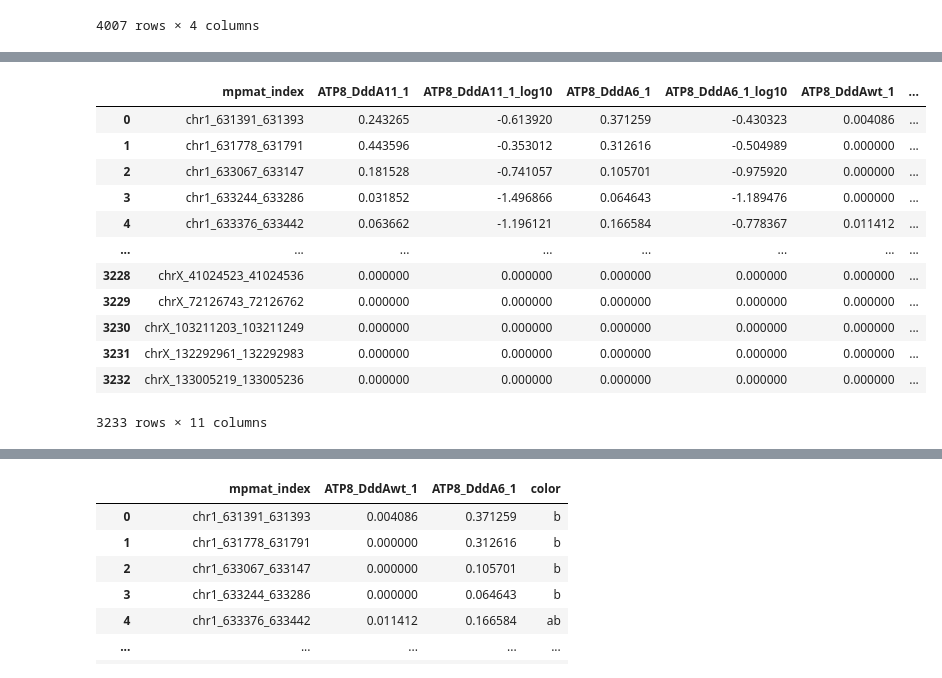
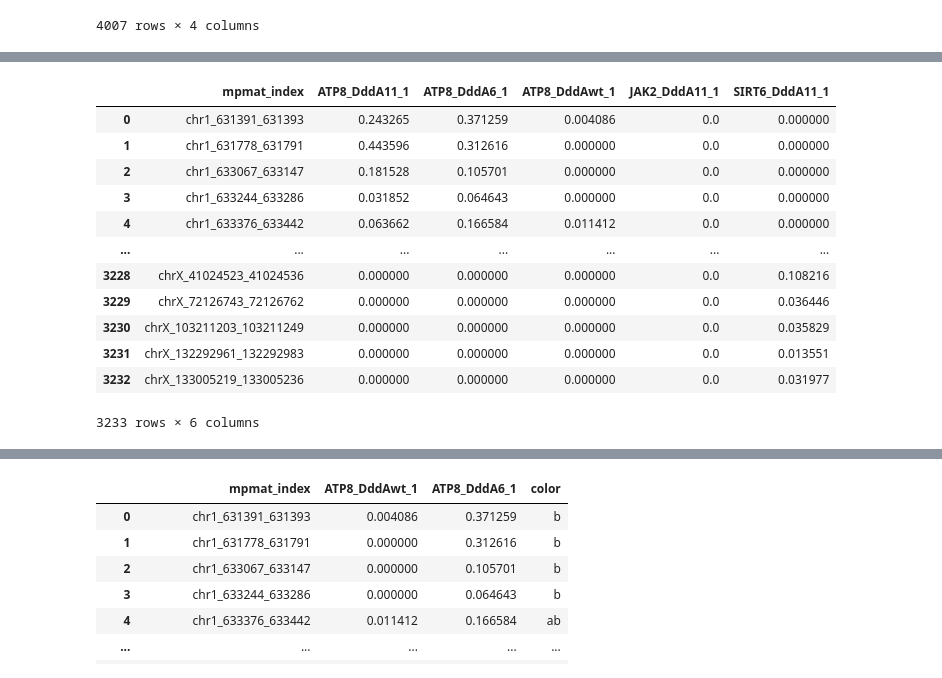
Before and after one commit to hermanzhaozzzz/snakepipes_detect-seq, a Jupyter notebook: step.03.local_analysis.ipynb, the cells around one changed output, grey strips where cells are left out. Drawn from its saved outputs; the diff is of its cells as text; code cells hidden in the pictures.

```diff
--- a/step.03.local_analysis.ipynb
+++ b/step.03.local_analysis.ipynb
@@ -62,8 +59,8 @@ df.head()
 # test_df = df.query('region_highest_site_index.isna()')
 # test2_df = df.query('log2_FC_mut.isna()')
 # %%
-df = df.assign(bed_name=df.mpmat_index + '_highest_' +
-               df.region_highest_site_index,
+df = df.assign(bed_name=df.mpmat_index + '_highest_'
+               + df.region_highest_site_index,
                strand='.')
 df = df[df['<sample>'] != 'test']
 df
@@ -634,10 +436,7 @@ df_pois_sel = (
     df_pois_sel.
     assign(
         sample=df_pois_sel['<sample>'],
-        detect_seq_score=df_pois_sel.apply( lambda x: ((x['treat_mut_count.norm'] /x['treat_count.norm']) **2) * x['treat_mut_count.norm'], axis=1)
-    ).
-    assign(
-        detect_seq_score_log10=df_pois_sel['detect_seq_score'].map(math.log10)
+        detect_seq_score=df_pois_sel.apply( lambda x: ((x['treat_mut_count.norm'] /x['treat_count.norm']) **2) * x['treat_mut_count.norm'], axis=1),
     )
 )
 
@@ -647,4 +458,4 @@ KeyError: 'detect_seq_score'
 # %%
-df_detect_seq_score = df_pois_sel[['mpmat_index', 'sample', 'detect_seq_score', 'detect_seq_score_log10']].copy()
+df_detect_seq_score = df_pois_sel[['mpmat_index', 'sample', 'detect_seq_score']].copy()
 df_detect_seq_score
 # %% [output]
@@ -669,12 +480,14 @@ df_wide = pd.DataFrame(
 
 for _dfn, _df in df_detect_seq_score.groupby('sample'):
     print(_dfn)
-    _df.columns = ['mpmat_index', _dfn, f'score_{_dfn}', f'score_log10_{_dfn}']
+    _df.columns = ['mpmat_index', _dfn, f'score_{_dfn}']
     df_wide = pd.merge(
-        left=df_wide, right=_df.iloc[:, [0, 2, 3]],
+        left=df_wide, right=_df.iloc[:, [0, 2]],
         on='mpmat_index', how='left')
 
-df_wide
+df_wide_score = df_wide.fillna(0)
+df_wide_score
+# df_wide
 # %% [output]
 DetectSeq_ATP8-DddA11_REP-1
 DetectSeq_ATP8-DddA6_REP-1
@@ -714,28 +510,28 @@ df_wide_score
 # %%
 df_wide_score.columns = [
     "mpmat_index",
-    "ATP8_DddA11_1", "ATP8_DddA11_1_log10",
-    "ATP8_DddA6_1", "ATP8_DddA6_1_log10",
-    "ATP8_DddAwt_1", "ATP8_DddAwt_1_log10",
-    "JAK2_DddA11_1", "JAK2_DddA11_1_log10",
-    "SIRT6-DddA11_1", "SIRT6-DddA11_1_log10"
+    "ATP8_DddA11_1",
+    "ATP8_DddA6_1",
+    "ATP8_DddAwt_1",
+    "JAK2_DddA11_1",
+    "SIRT6_DddA11_1",
 ]
 
 df_wide_score
 # %% [output]
-|  | mpmat_index | ATP8_DddA11_1 | ATP8_DddA11_1_log10 | ATP8_DddA6_1 | ATP8_DddA6_1_log10 | ATP8_DddAwt_1 | ... |
-| 0 | chr1_631391_631393 | 0.243265 | -0.613920 | 0.371259 | -0.430323 | 0.004086 | ... |
-| 1 | chr1_631778_631791 | 0.443596 | -0.353012 | 0.312616 | -0.504989 | 0.000000 | ... |
-| 2 | chr1_633067_633147 | 0.181528 | -0.741057 | 0.105701 | -0.975920 | 0.000000 | ... |
-| 3 | chr1_633244_633286 | 0.031852 | -1.496866 | 0.064643 | -1.189476 | 0.000000 | ... |
-| 4 | chr1_633376_633442 | 0.063662 | -1.196121 | 0.166584 | -0.778367 | 0.011412 | ... |
-| ... | ... | ... | ... | ... | ... | ... | ... |
-| 3228 | chrX_41024523_41024536 | 0.000000 | 0.000000 | 0.000000 | 0.000000 | 0.000000 | ... |
-| 3229 | chrX_72126743_72126762 | 0.000000 | 0.000000 | 0.000000 | 0.000000 | 0.000000 | ... |
-| 3230 | chrX_103211203_103211249 | 0.000000 | 0.000000 | 0.000000 | 0.000000 | 0.000000 | ... |
-| 3231 | chrX_132292961_132292983 | 0.000000 | 0.000000 | 0.000000 | 0.000000 | 0.000000 | ... |
-| 3232 | chrX_133005219_133005236 | 0.000000 | 0.000000 | 0.000000 | 0.000000 | 0.000000 | ... |
+|  | mpmat_index | ATP8_DddA11_1 | ATP8_DddA6_1 | ATP8_DddAwt_1 | JAK2_DddA11_1 | SIRT6_DddA11_1 |
+| 0 | chr1_631391_631393 | 0.243265 | 0.371259 | 0.004086 | 0.0 | 0.000000 |
+| 1 | chr1_631778_631791 | 0.443596 | 0.312616 | 0.000000 | 0.0 | 0.000000 |
+| 2 | chr1_633067_633147 | 0.181528 | 0.105701 | 0.000000 | 0.0 | 0.000000 |
+| 3 | chr1_633244_633286 | 0.031852 | 0.064643 | 0.000000 | 0.0 | 0.000000 |
+| 4 | chr1_633376_633442 | 0.063662 | 0.166584 | 0.011412 | 0.0 | 0.000000 |
+| ... | ... | ... | ... | ... | ... | ... |
+| 3228 | chrX_41024523_41024536 | 0.000000 | 0.000000 | 0.000000 | 0.0 | 0.108216 |
+| 3229 | chrX_72126743_72126762 | 0.000000 | 0.000000 | 0.000000 | 0.0 | 0.036446 |
+| 3230 | chrX_103211203_103211249 | 0.000000 | 0.000000 | 0.000000 | 0.0 | 0.035829 |
+| 3231 | chrX_132292961_132292983 | 0.000000 | 0.000000 | 0.000000 | 0.0 | 0.013551 |
+| 3232 | chrX_133005219_133005236 | 0.000000 | 0.000000 | 0.000000 | 0.0 | 0.031977 |
-3233 rows × 11 columns
+3233 rows × 6 columns
 # %%
 def map_color(x):
     color = ''
```
Also changed, not shown: parts of 89 cells of this notebook, 1 other file.
